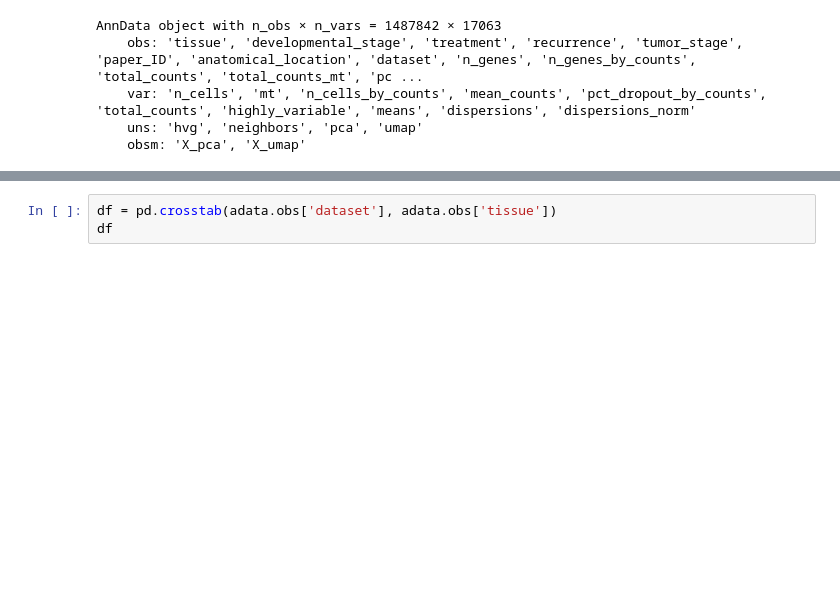
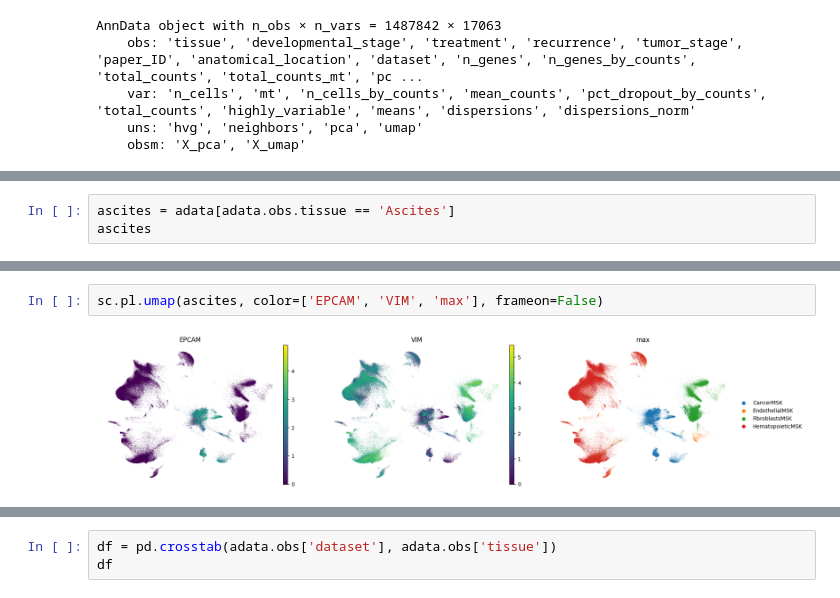
Before and after one commit to GiuseppeTestaLab/atlas_project, a Jupyter notebook: script/3_atlas_annotation/Metadata_barplots.ipynb, the cells around one changed output, grey strips where cells are left out. Drawn from its saved outputs; the diff is of its cells as text; blank space fills up the shorter version.

```diff
--- a/script/3_atlas_annotation/Metadata_barplots.ipynb
+++ b/script/3_atlas_annotation/Metadata_barplots.ipynb
@@ -20,0 +50,3 @@ AnnData object with n_obs × n_vars = 1487842 × 17063
+# %%
+ascites = adata[adata.obs.tissue == 'Ascites']
+ascites
@@ -20,0 +65,4 @@ AnnData object with n_obs × n_vars = 1487842 × 17063
+# %%
+sc.pl.umap(ascites, color=['EPCAM', 'VIM', 'max'], frameon=False)
+# %% [output]
+[figure, added]
```
Also changed, not shown: parts of 8 cells of this notebook.
